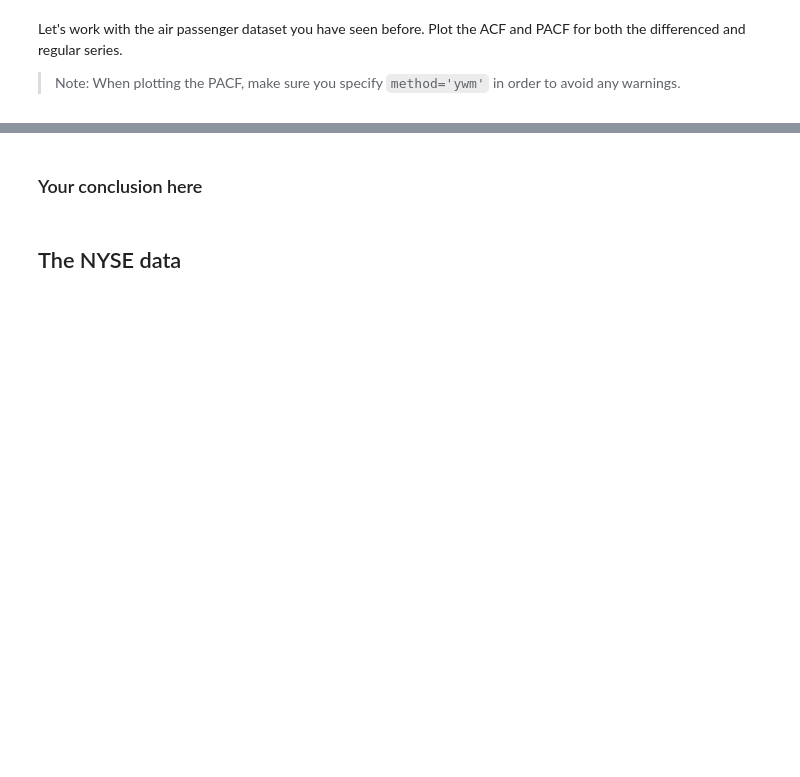
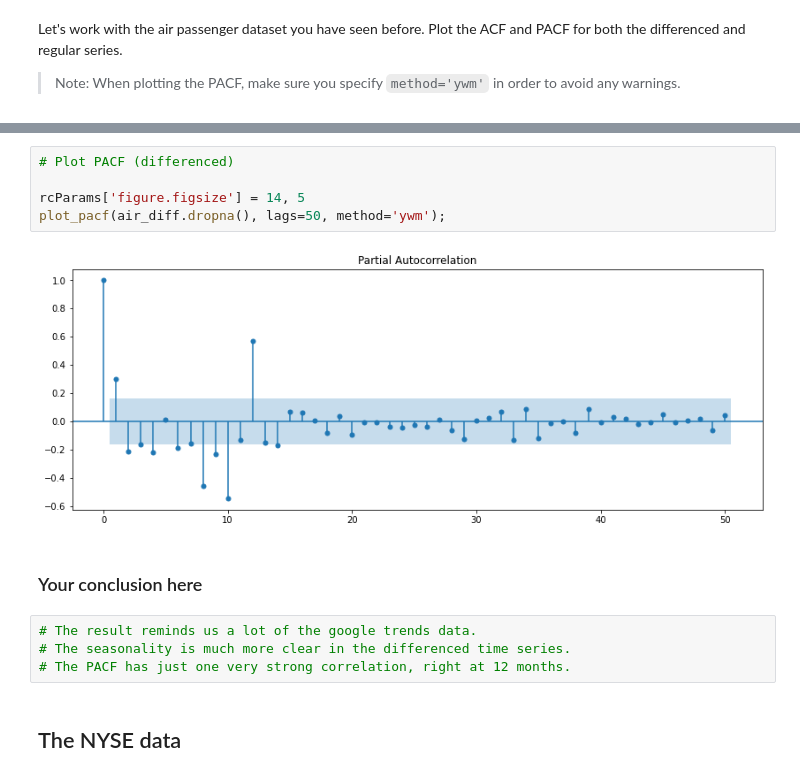
Before and after one commit to kevgross89/dsc-corr-autocorr-in-time-series-lab, a Jupyter notebook: index.ipynb, the cells around one changed output, grey strips where cells are left out. Drawn from its saved outputs; the diff is of its cells as text; blank space fills up the shorter version.

```diff
--- a/index.ipynb
+++ b/index.ipynb
@@ -198,5 +219,16 @@ air_diff = None
+# %%
+# Plot PACF (differenced)
+
+rcParams['figure.figsize'] = 14, 5
+plot_pacf(air_diff.dropna(), lags=50, method='ywm');
+# %% [output]
+[figure, added]
 # %% [markdown]
 ### Your conclusion here
+# %%
+# The result reminds us a lot of the google trends data.
+# The seasonality is much more clear in the differenced time series.
+# The PACF has just one very strong correlation, right at 12 months.
 # %% [markdown]
 ## The NYSE data
 # %% [markdown]
```
Also changed, not shown: parts of 15 cells of this notebook.
